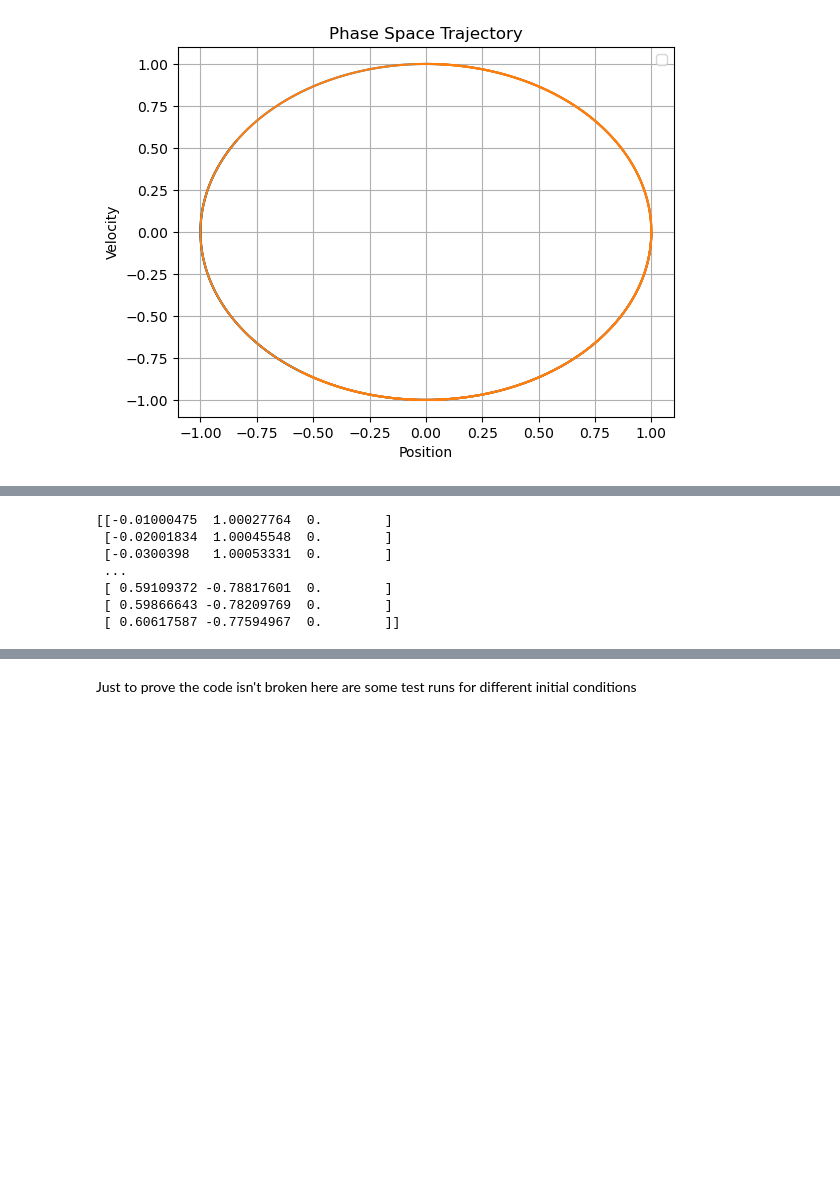
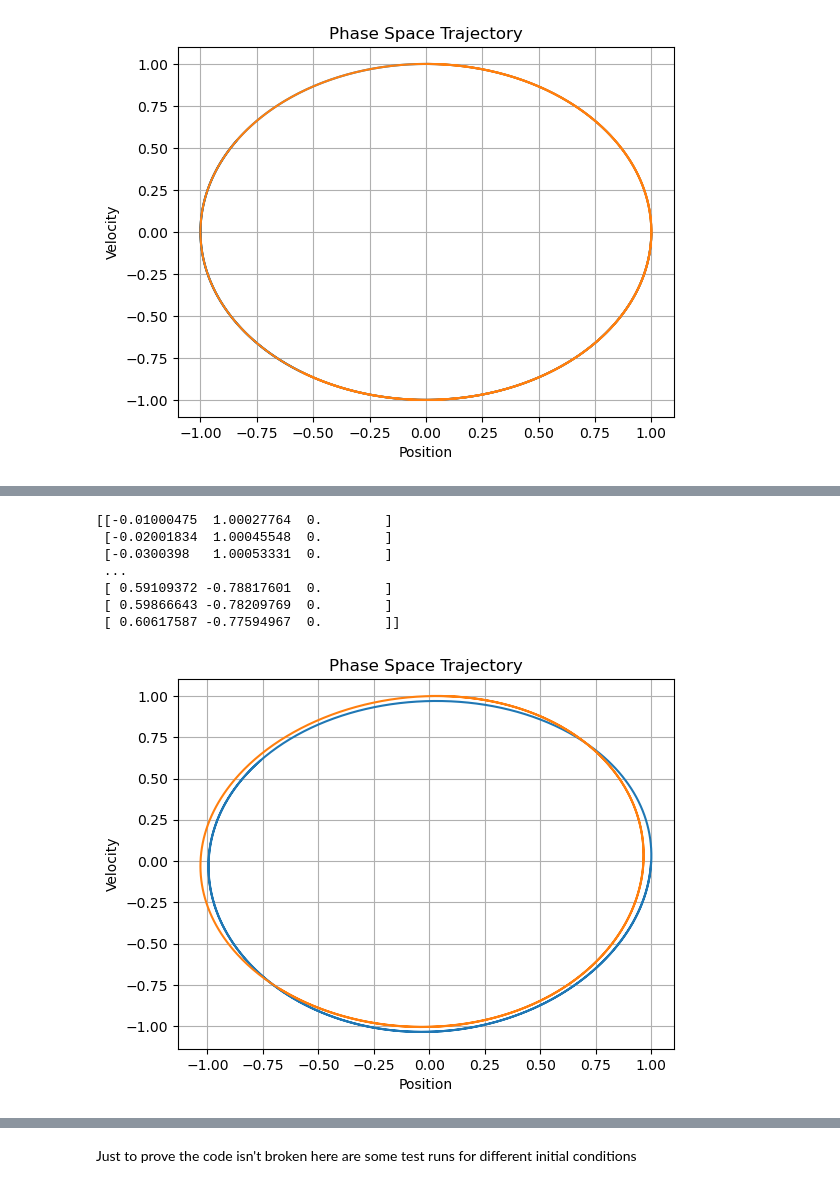
Before and after one commit to ua-2025q3-astr501-513/p1-bear-down-coders, a Jupyter notebook: present.ipynb, the cells around one changed output, grey strips where cells are left out. Cells and saved outputs as stored; diff of their text form; code cells hidden in the pictures; blank space fills up the shorter version.

```diff
--- a/present.ipynb
+++ b/present.ipynb
@@ -267,32 +278,32 @@ v0 = [0.0, 1.0, 0.0]
 
 x = np.array(x0, dtype=float)
 v = np.array(v0, dtype=float)
 
 positions = []
 velocities = []
 for _ in range(N):
     x, v = yoshida4_step(x, v, h, mu)
     positions.append(x.copy())
     velocities.append(v.copy())
 
 q = np.array(positions)
 qdot = np.array(velocities)
 
 print(qdot)
 fig, ax = plt.subplots(1, 1)
 ax.plot(q,qdot)
 ax.set_xlabel('Position')
 ax.set_ylabel('Velocity')
 ax.set_title('Phase Space Trajectory')
 ax.grid(True)
-ax.legend()
 plt.show()
 # %% [output]
 [[-0.01000475  1.00027764  0.        ]
  [-0.02001834  1.00045548  0.        ]
  [-0.0300398   1.00053331  0.        ]
  ...
  [ 0.59109372 -0.78817601  0.        ]
  [ 0.59866643 -0.78209769  0.        ]
  [ 0.60617587 -0.77594967  0.        ]]
+[figure, added]
 # %% [markdown]
```
Also changed, not shown: parts of 26 cells of this notebook, 1 other file.
